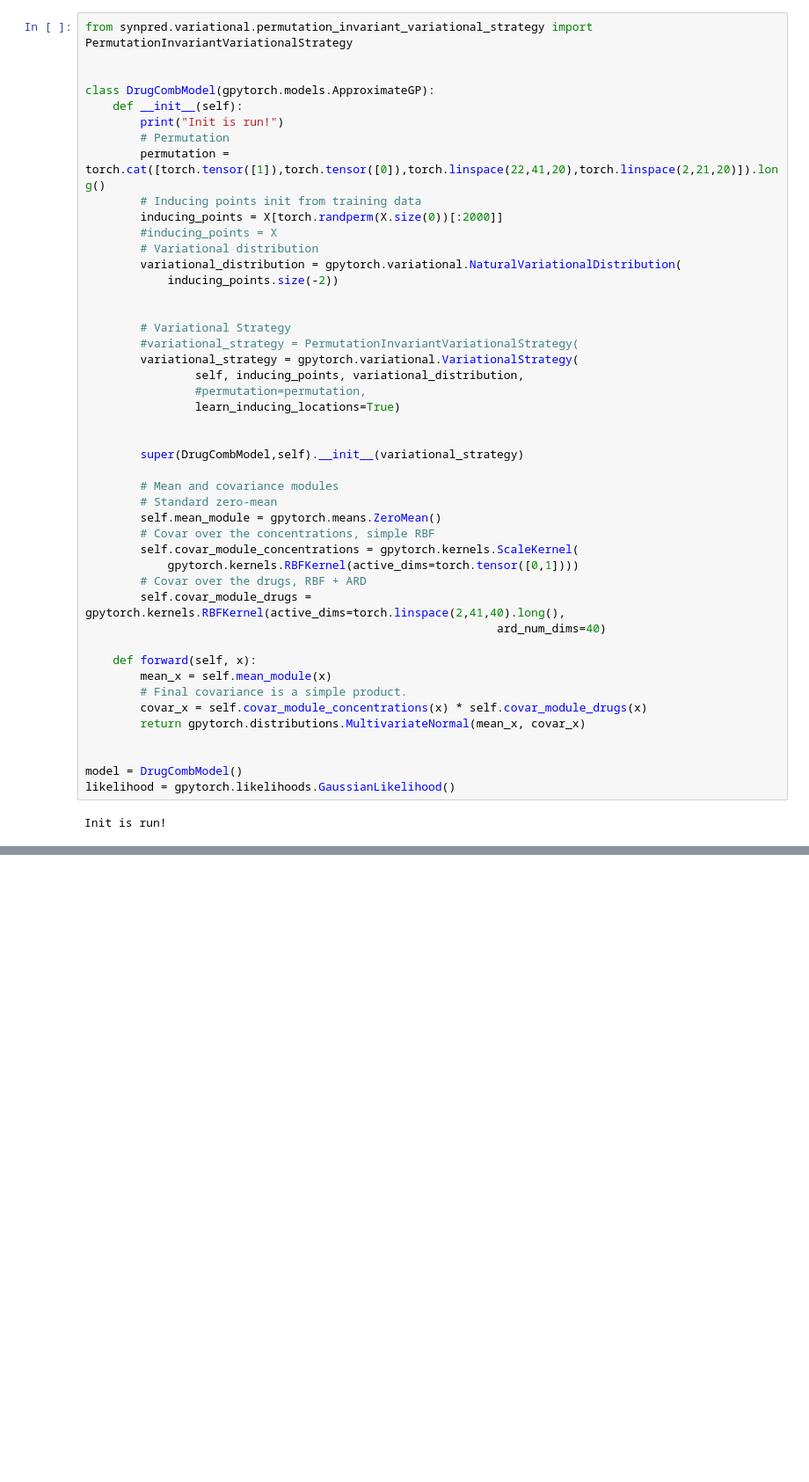
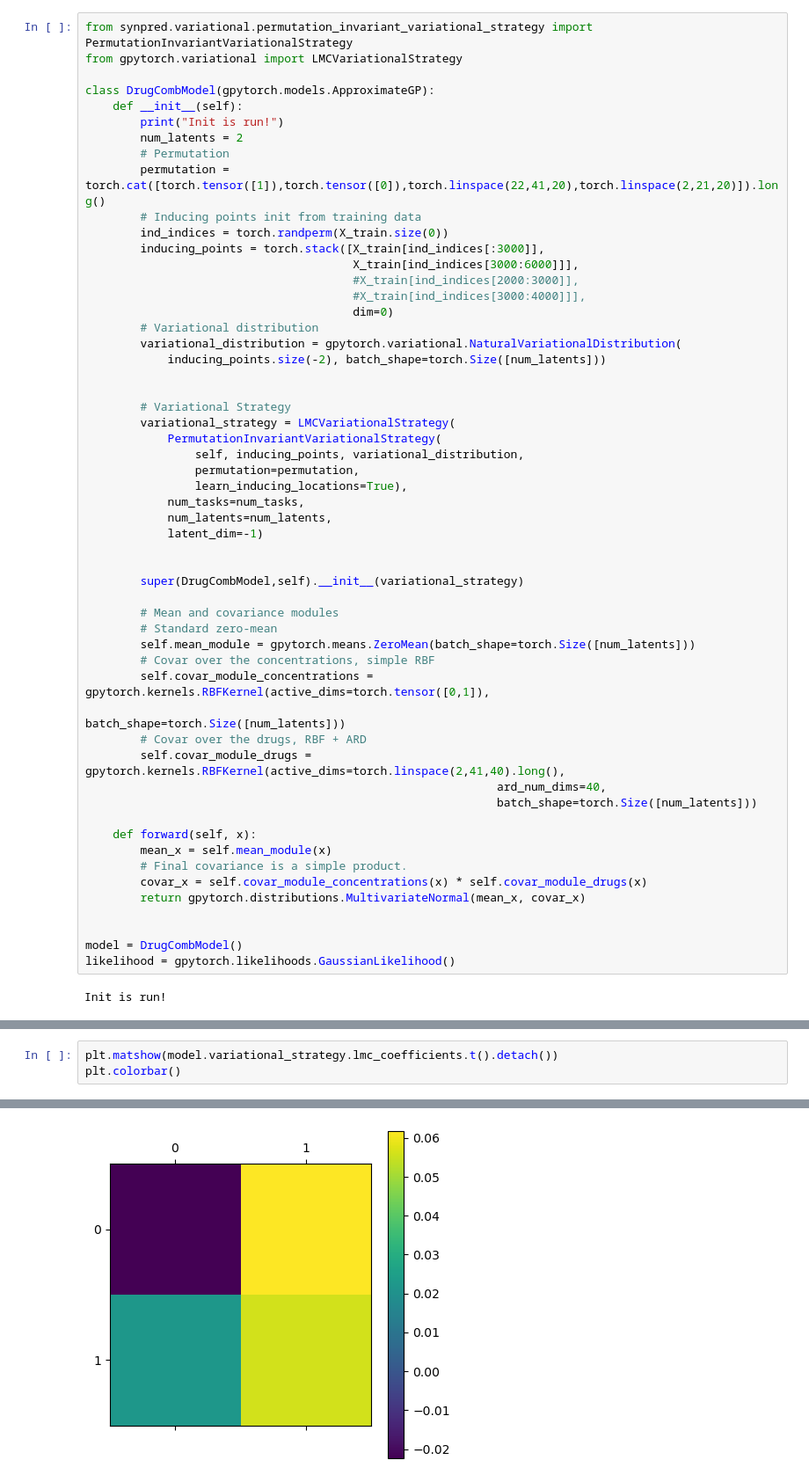
Before and after one commit to ltronneb/pimogp, a Jupyter notebook: notebooks/ONeil_singleoutput.ipynb, the cells around one changed output, grey strips where cells are left out. Shown at 88% size. Drawn from its saved outputs; the diff is of its cells as text; blank space fills up the shorter version.

```diff
--- a/notebooks/ONeil_singleoutput.ipynb
+++ b/notebooks/ONeil_singleoutput.ipynb
@@ -105,39 +125,48 @@ train_loader = DataLoader(train_dataset, batch_size=512, shuffle=True)
 # %%
 from synpred.variational.permutation_invariant_variational_strategy import PermutationInvariantVariationalStrategy
-
+from gpytorch.variational import LMCVariationalStrategy
 
 class DrugCombModel(gpytorch.models.ApproximateGP):
     def __init__(self):
         print("Init is run!")
+        num_latents = 2
         # Permutation
         permutation = torch.cat([torch.tensor([1]),torch.tensor([0]),torch.linspace(22,41,20),torch.linspace(2,21,20)]).long()
         # Inducing points init from training data
-        inducing_points = X[torch.randperm(X.size(0))[:2000]]
-        #inducing_points = X
+        ind_indices = torch.randperm(X_train.size(0))
+        inducing_points = torch.stack([X_train[ind_indices[:3000]],
+                                       X_train[ind_indices[3000:6000]]],
+                                       #X_train[ind_indices[2000:3000]],
+                                       #X_train[ind_indices[3000:4000]]],
+                                       dim=0)
         # Variational distribution
         variational_distribution = gpytorch.variational.NaturalVariationalDistribution(
-            inducing_points.size(-2))
+            inducing_points.size(-2), batch_shape=torch.Size([num_latents]))
 
 
         # Variational Strategy
-        #variational_strategy = PermutationInvariantVariationalStrategy(
-        variational_strategy = gpytorch.variational.VariationalStrategy(
+        variational_strategy = LMCVariationalStrategy(
+            PermutationInvariantVariationalStrategy(
                 self, inducing_points, variational_distribution,
-                #permutation=permutation,
-                learn_inducing_locations=True)
+                permutation=permutation,
+                learn_inducing_locations=True),
+            num_tasks=num_tasks,
+            num_latents=num_latents,
+            latent_dim=-1)
 
 
         super(DrugCombModel,self).__init__(variational_strategy)
 
         # Mean and covariance modules
         # Standard zero-mean
-        self.mean_module = gpytorch.means.ZeroMean()
+        self.mean_module = gpytorch.means.ZeroMean(batch_shape=torch.Size([num_latents]))
         # Covar over the concentrations, simple RBF
-        self.covar_module_concentrations = gpytorch.kernels.ScaleKernel(
-            gpytorch.kernels.RBFKernel(active_dims=torch.tensor([0,1])))
+        self.covar_module_concentrations = gpytorch.kernels.RBFKernel(active_dims=torch.tensor([0,1]),
+                                                                     batch_shape=torch.Size([num_latents]))
         # Covar over the drugs, RBF + ARD
         self.covar_module_drugs = gpytorch.kernels.RBFKernel(active_dims=torch.linspace(2,41,40).long(),
-                                                            ard_num_dims=40)
+                                                            ard_num_dims=40,
+                                                            batch_shape=torch.Size([num_latents]))
 
     def forward(self, x):
         mean_x = self.mean_module(x)
@@ -202,0 +501,4 @@ with gpytorch.settings.cholesky_max_tries(12):
+# %%
+plt.matshow(model.variational_strategy.lmc_coefficients.t().detach())
+plt.colorbar()
+# %% [output]
@@ -203 +506,2 @@ with gpytorch.settings.cholesky_max_tries(12):
+[figure, added]
 # %%
```
Also changed, not shown: parts of 30 cells of this notebook, 1 other file.
